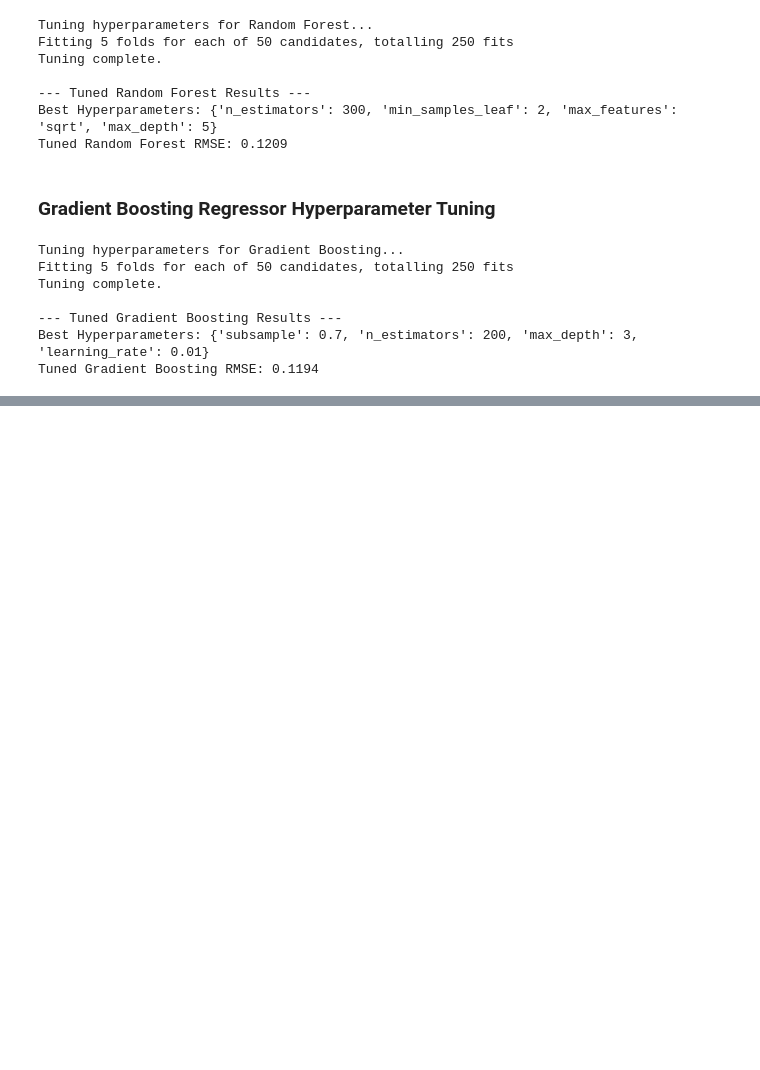
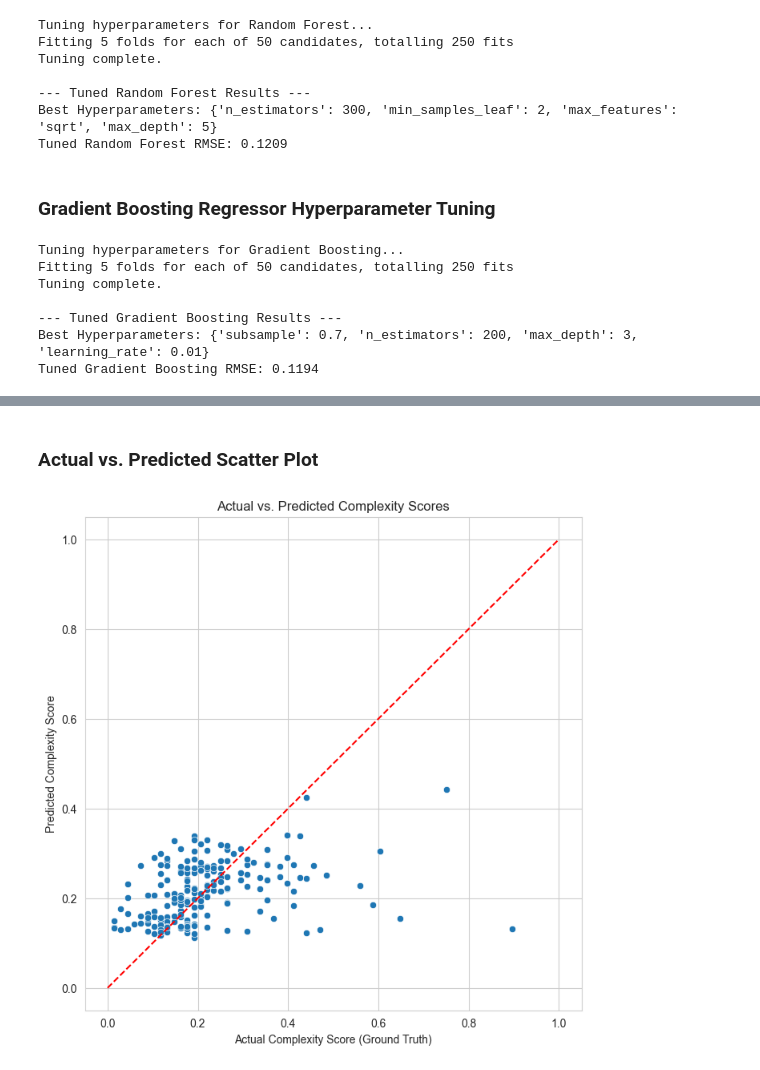
Before and after one commit to marcocastillo865/Instruction-Complexity-Analyzer, a Jupyter notebook: instruction_complexity_analyzer.ipynb, the cells around one changed output, grey strips where cells are left out. Saved outputs shown, nothing was run; the diff lists cells and outputs as text; code cells hidden in the pictures; blank space fills up the shorter version.

```diff
--- a/instruction_complexity_analyzer.ipynb
+++ b/instruction_complexity_analyzer.ipynb
@@ -326,0 +367,15 @@ Tuned Gradient Boosting RMSE: 0.1194
+# %% [markdown]
+### Actual vs. Predicted Scatter Plot
+# %%
+# Run this after you have made predictions on your test set (y_pred)
+
+plt.figure(figsize=(8, 8))
+sns.scatterplot(x=y_test, y=rf_predictions)
+plt.title('Actual vs. Predicted Complexity Scores')
+plt.xlabel('Actual Complexity Score (Ground Truth)')
+plt.ylabel('Predicted Complexity Score')
+# Add a diagonal line for reference (a perfect model would have all points on this line)
+plt.plot([0, 1], [0, 1], 'r--')
+plt.show()
+# %% [output]
+[figure, added]
```
Also changed, not shown: parts of 3 cells of this notebook.
